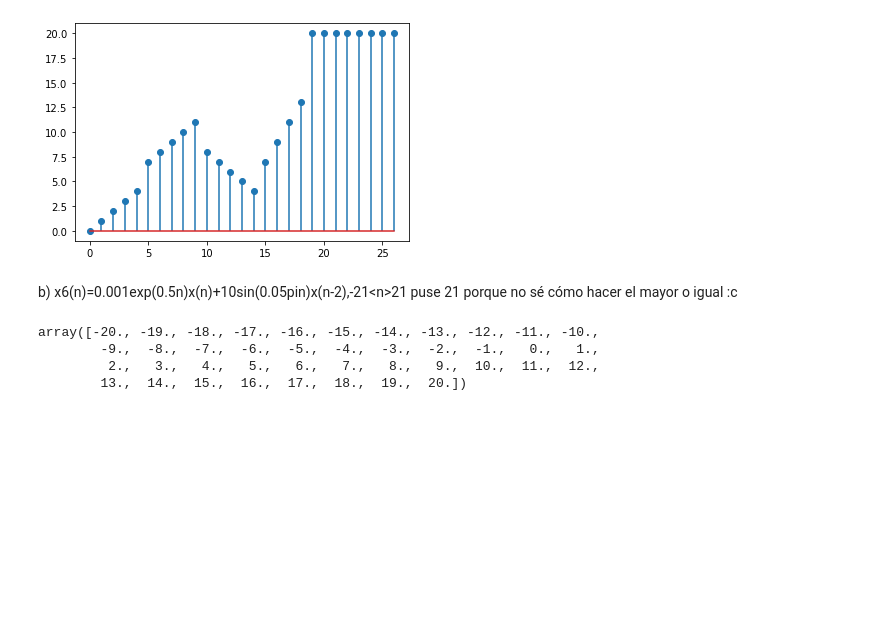
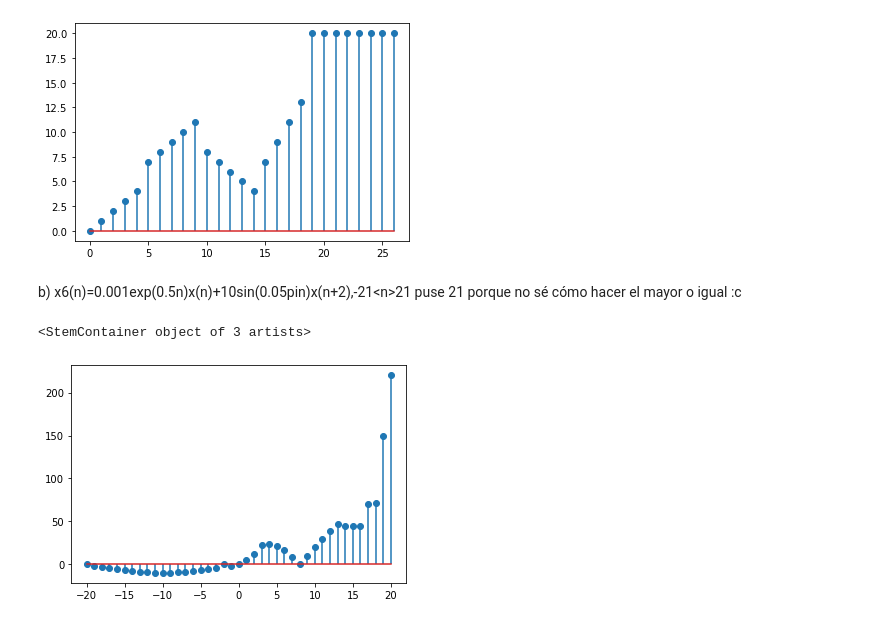
Before and after one commit to MateoOyuelaR19/LAB-BIOSE-ALES, a Jupyter notebook: 2_sistemas_y_senales_discretos.ipynb, the cells around one changed output. Drawn from its saved outputs; the diff is of its cells as text; code cells hidden in the pictures; blank space fills up the shorter version.

```diff
--- a/2_sistemas_y_senales_discretos.ipynb
+++ b/2_sistemas_y_senales_discretos.ipynb
@@ -127,12 +127,13 @@ plt.stem(n,x5)
 <StemContainer object of 3 artists>
 [figure]
 # %% [markdown]
-b) x6(n)=0.001exp(0.5n)x(n)+10sin(0.05pin)x(n-2),-21<<n>n>21 puse 21 porque no sé cómo hacer el mayor o igual :c
+b) x6(n)=0.001exp(0.5n)x(n)+10sin(0.05pin)x(n+2),-21<<n>n>21 puse 21 porque no sé cómo hacer el mayor o igual :c
-# %%
-n=np.linspace(-20,20,41)
-n
-# %% [output]
-array([-20., -19., -18., -17., -16., -15., -14., -13., -12., -11., -10.,
-        -9.,  -8.,  -7.,  -6.,  -5.,  -4.,  -3.,  -2.,  -1.,   0.,   1.,
-         2.,   3.,   4.,   5.,   6.,   7.,   8.,   9.,  10.,  11.,  12.,
-        13.,  14.,  15.,  16.,  17.,  18.,  19.,  20.])
+# %%
+n=np.linspace(-20,20,41)
+xn1=np.hstack((np.ones(20),xn[:-2]))
+xn2=np.hstack((np.ones(18),xn))
+x6=0.001*np.exp(0.5*n)*xn1+10*np.sin(0.05*np.pi*n)*xn2
+plt.stem(n,x6)
+# %% [output]
+<StemContainer object of 3 artists>
+[figure, added]
```
